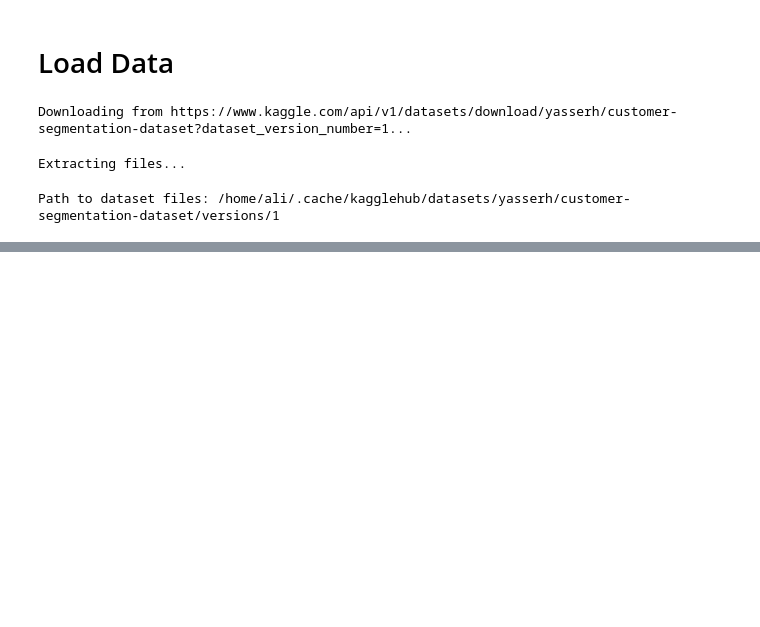
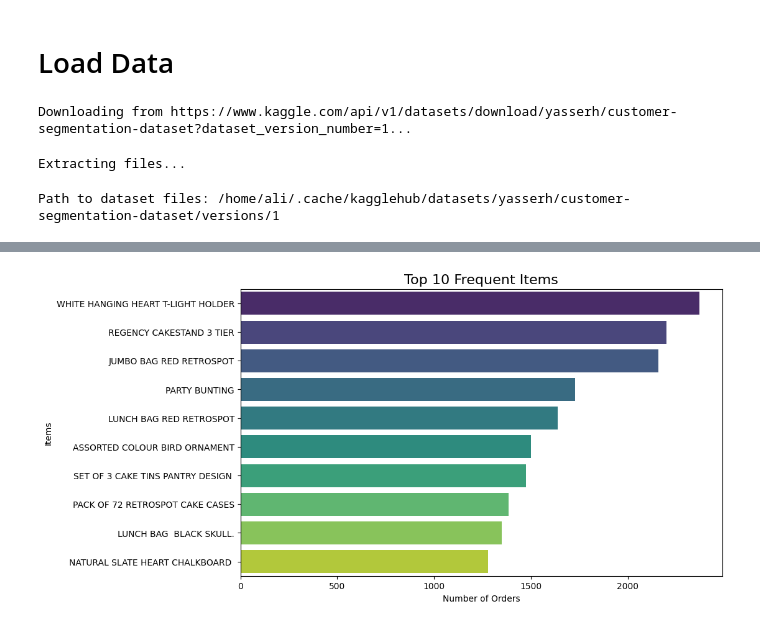
Before and after one commit to aliasgharmirhshai/Customer_Segmentation_Clustering, a Jupyter notebook: notebooks/main.ipynb, the cells around one changed output, grey strips where cells are left out. Cells and saved outputs as stored; diff of their text form; code cells hidden in the pictures; blank space fills up the shorter version.

```diff
--- a/notebooks/main.ipynb
+++ b/notebooks/main.ipynb
@@ -30,0 +109,11 @@ df.head()
+# %%
+description_count = df["Description"].value_counts().head(10)
+
+plt.figure(figsize=(10, 6))
+sns.barplot(x=description_count.values, y=description_count.index, palette='viridis')
+plt.title("Top 10 Frequent Items", fontsize=16)
+plt.xlabel("Number of Orders")
+plt.ylabel("Items")
+plt.show()
+# %% [output]
+[figure, added]
```
Also changed, not shown: parts of 12 cells of this notebook, 1 other file.
